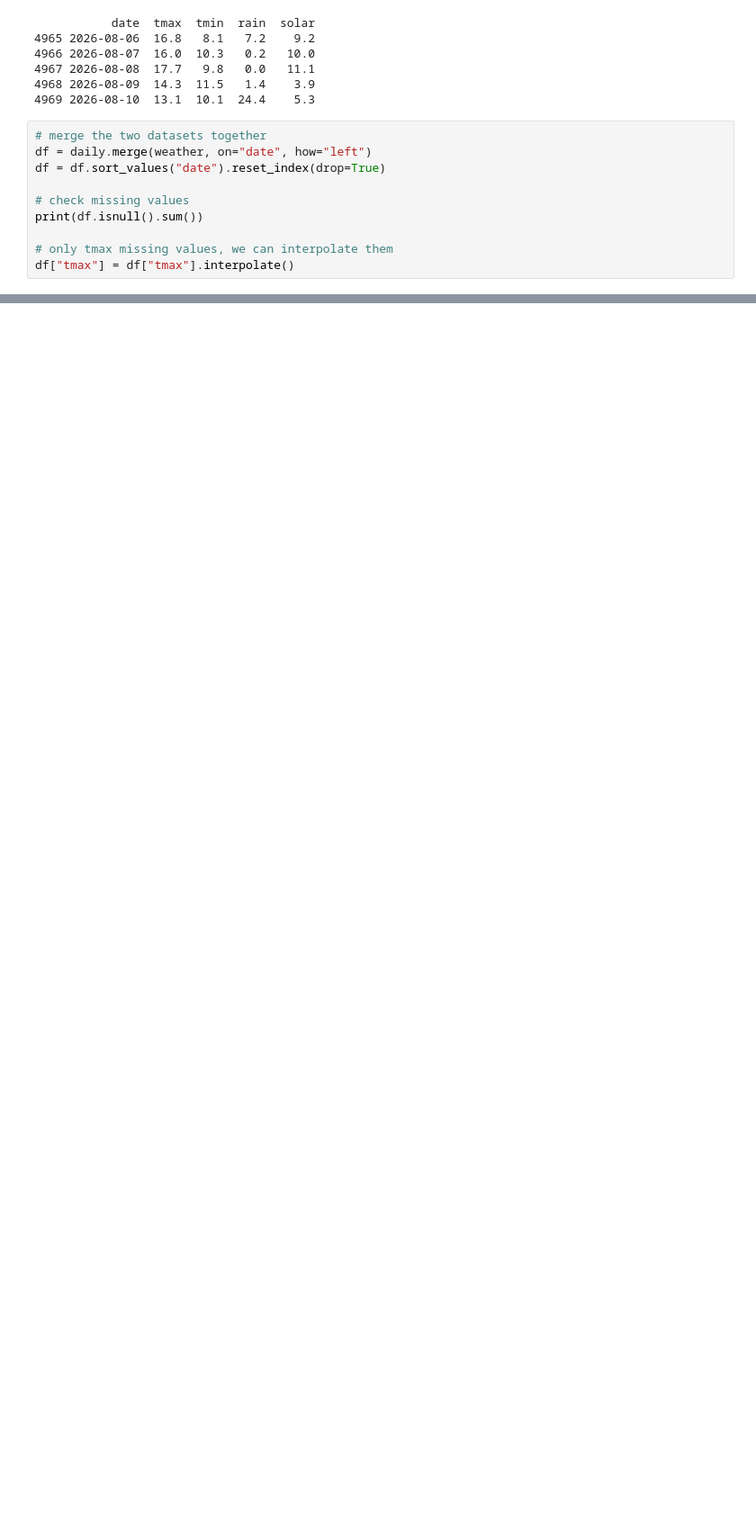
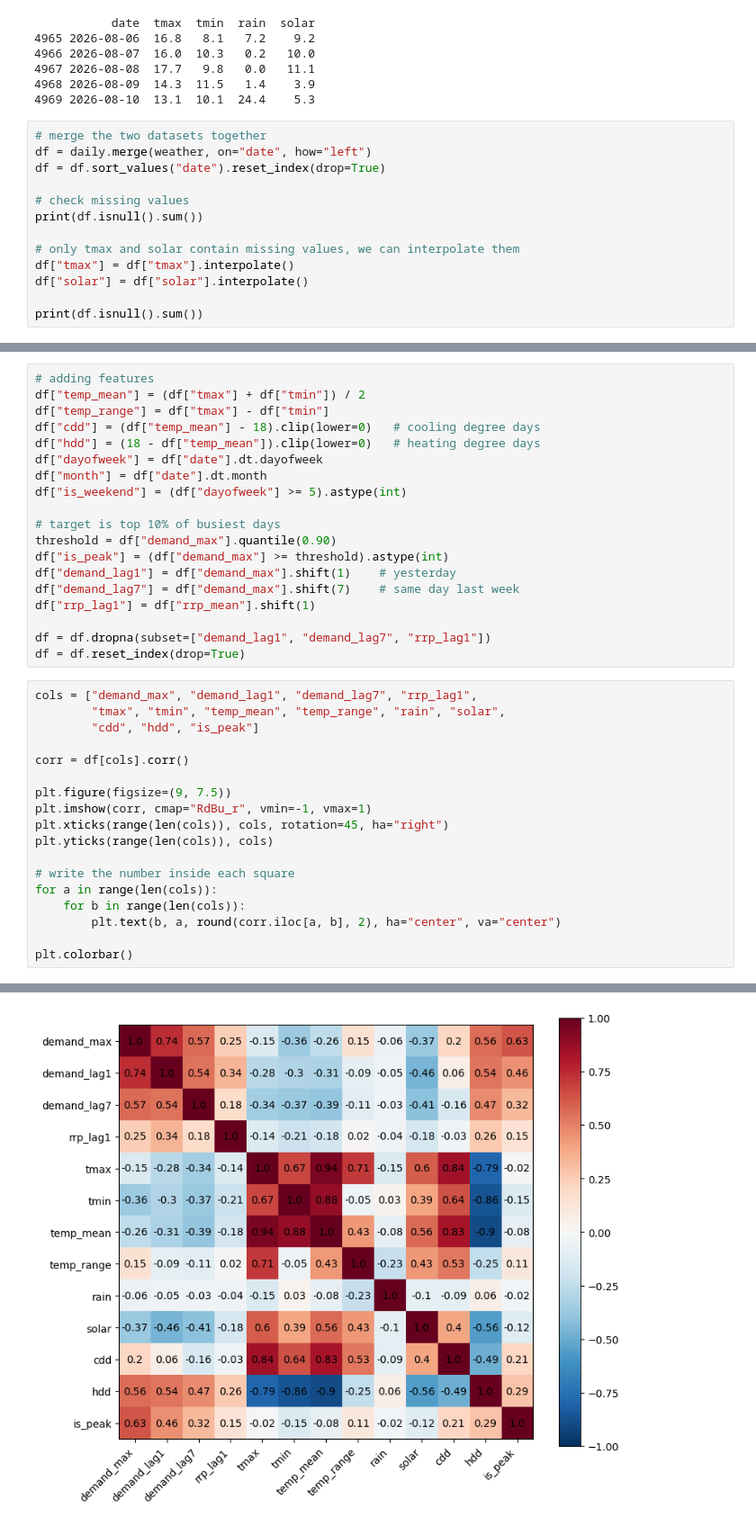
Before and after one commit to Nikhil-Jerome/Alinta-data-scientist, a Jupyter notebook: main.ipynb, the cells around one changed output, grey strips where cells are left out. Shown at 90% size. Saved outputs shown, nothing was run; the diff lists cells and outputs as text; blank space fills up the shorter version.

```diff
--- a/main.ipynb
+++ b/main.ipynb
@@ -100,8 +111,11 @@ df = df.sort_values("date").reset_index(drop=True)
 # check missing values
 print(df.isnull().sum())
 
-# only tmax missing values, we can interpolate them
+# only tmax and solar contain missing values, we can interpolate them
 df["tmax"] = df["tmax"].interpolate()
+df["solar"] = df["solar"].interpolate()
+
+print(df.isnull().sum())
 # %% [output]
 date           0
 demand_mean    0
@@ -114,3 +137,41 @@ tmin           0
 rain           0
 solar          0
 dtype: int64
+# %%
+# adding features
+df["temp_mean"] = (df["tmax"] + df["tmin"]) / 2
+df["temp_range"] = df["tmax"] - df["tmin"]
+df["cdd"] = (df["temp_mean"] - 18).clip(lower=0)   # cooling degree days
+df["hdd"] = (18 - df["temp_mean"]).clip(lower=0)   # heating degree days
+df["dayofweek"] = df["date"].dt.dayofweek
+df["month"] = df["date"].dt.month
+df["is_weekend"] = (df["dayofweek"] >= 5).astype(int)
+
+# target is top 10% of busiest days
+threshold = df["demand_max"].quantile(0.90)
+df["is_peak"] = (df["demand_max"] >= threshold).astype(int)
+df["demand_lag1"] = df["demand_max"].shift(1)    # yesterday
+df["demand_lag7"] = df["demand_max"].shift(7)    # same day last week
+df["rrp_lag1"] = df["rrp_mean"].shift(1)
+
+df = df.dropna(subset=["demand_lag1", "demand_lag7", "rrp_lag1"])
+df = df.reset_index(drop=True)
+# %%
+cols = ["demand_max", "demand_lag1", "demand_lag7", "rrp_lag1",
+        "tmax", "tmin", "temp_mean", "temp_range", "rain", "solar",
+        "cdd", "hdd", "is_peak"]
+
+corr = df[cols].corr()
+
+plt.figure(figsize=(9, 7.5))
+plt.imshow(corr, cmap="RdBu_r", vmin=-1, vmax=1)
+plt.xticks(range(len(cols)), cols, rotation=45, ha="right")
+plt.yticks(range(len(cols)), cols)
+
+# write the number inside each square
+for a in range(len(cols)):
+    for b in range(len(cols)):
+        plt.text(b, a, round(corr.iloc[a, b], 2), ha="center", va="center")
+
+plt.colorbar()
+# %% [output]
@@ -116,0 +179 @@ dtype: int64
+[figure, added]
```
Also changed, not shown: parts of 15 cells of this notebook.
